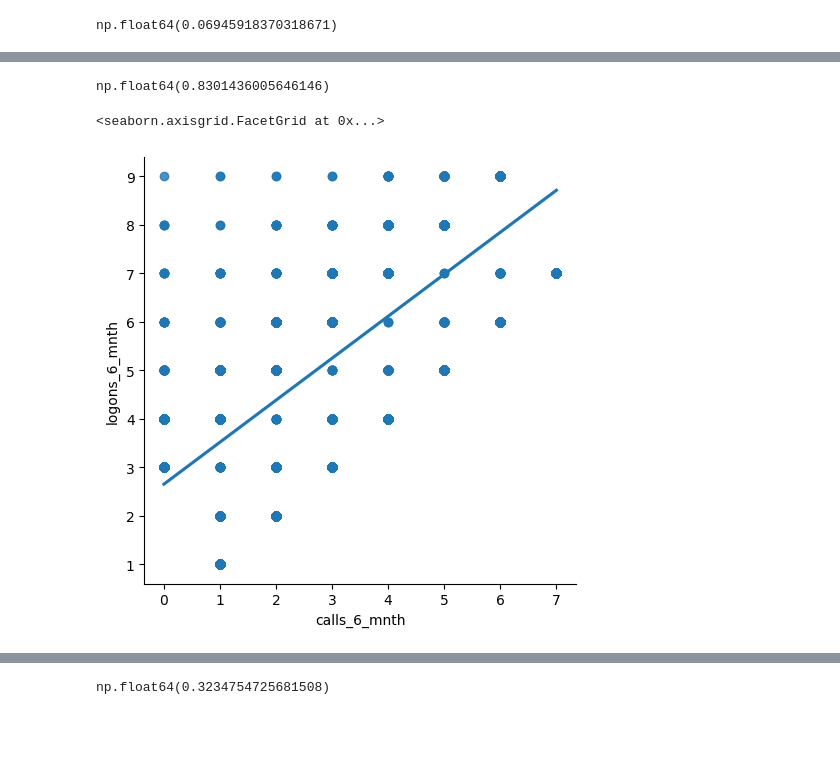
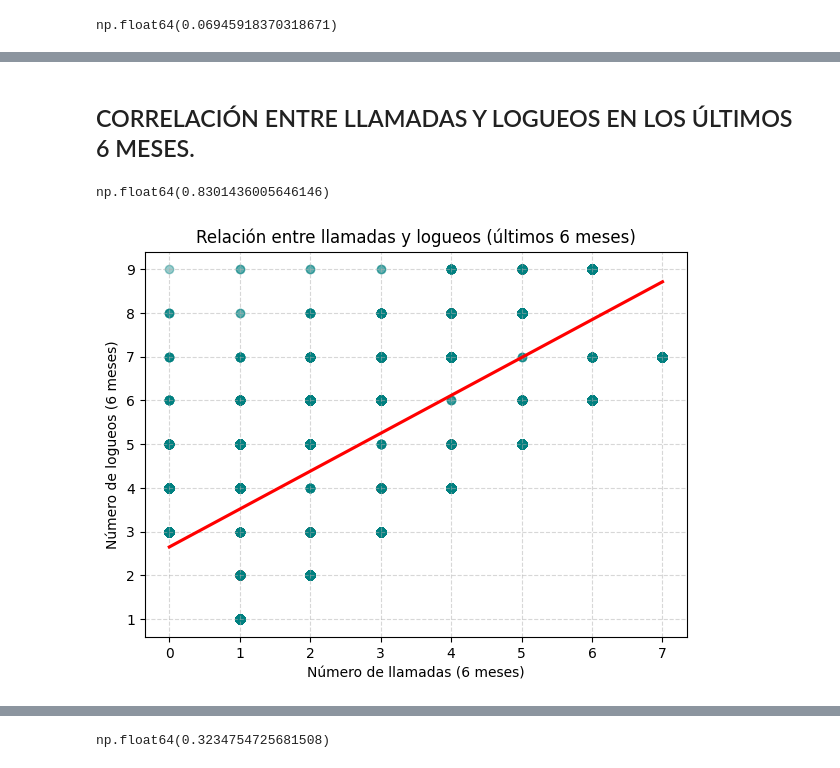
Before and after one commit to Noelia0708/Vanguard, a Jupyter notebook: Proyecto5.ipynb, the cells around one changed output, grey strips where cells are left out. Drawn from its saved outputs; the diff is of its cells as text; code cells hidden in the pictures; blank space fills up the shorter version.

```diff
--- a/Proyecto5.ipynb
+++ b/Proyecto5.ipynb
@@ -268,12 +310,23 @@ np.float64(0.06945918370318671)
+# %% [markdown]
+## CORRELACIÓN ENTRE LLAMADAS Y LOGUEOS EN LOS ÚLTIMOS 6 MESES.
 # %%
 correlation2 = demo_filtrado['calls_6_mnth'].corr(demo_filtrado['logons_6_mnth'], method='spearman')
 correlation2
 # %% [output]
 np.float64(0.8301436005646146)
-# %%
-sns.lmplot(data=demo_filtrado,
-            x='calls_6_mnth',
-            y='logons_6_mnth')
-# %% [output]
-<seaborn.axisgrid.FacetGrid at 0x...>
-[figure, removed]
+# %%
+plt.figure(figsize=(7,5))
+sns.regplot(
+    data=demo_filtrado,
+    x='calls_6_mnth',
+    y='logons_6_mnth',
+    scatter_kws={'alpha':0.4, 'color':'teal'},
+    line_kws={'color':'red'}
+)
+plt.title('Relación entre llamadas y logueos (últimos 6 meses)')
+plt.xlabel('Número de llamadas (6 meses)')
+plt.ylabel('Número de logueos (6 meses)')
+plt.grid(True, linestyle='--', alpha=0.5)
+plt.show()
+# %% [output]
+[figure, added]
```
Also changed, not shown: parts of 68 cells of this notebook.
